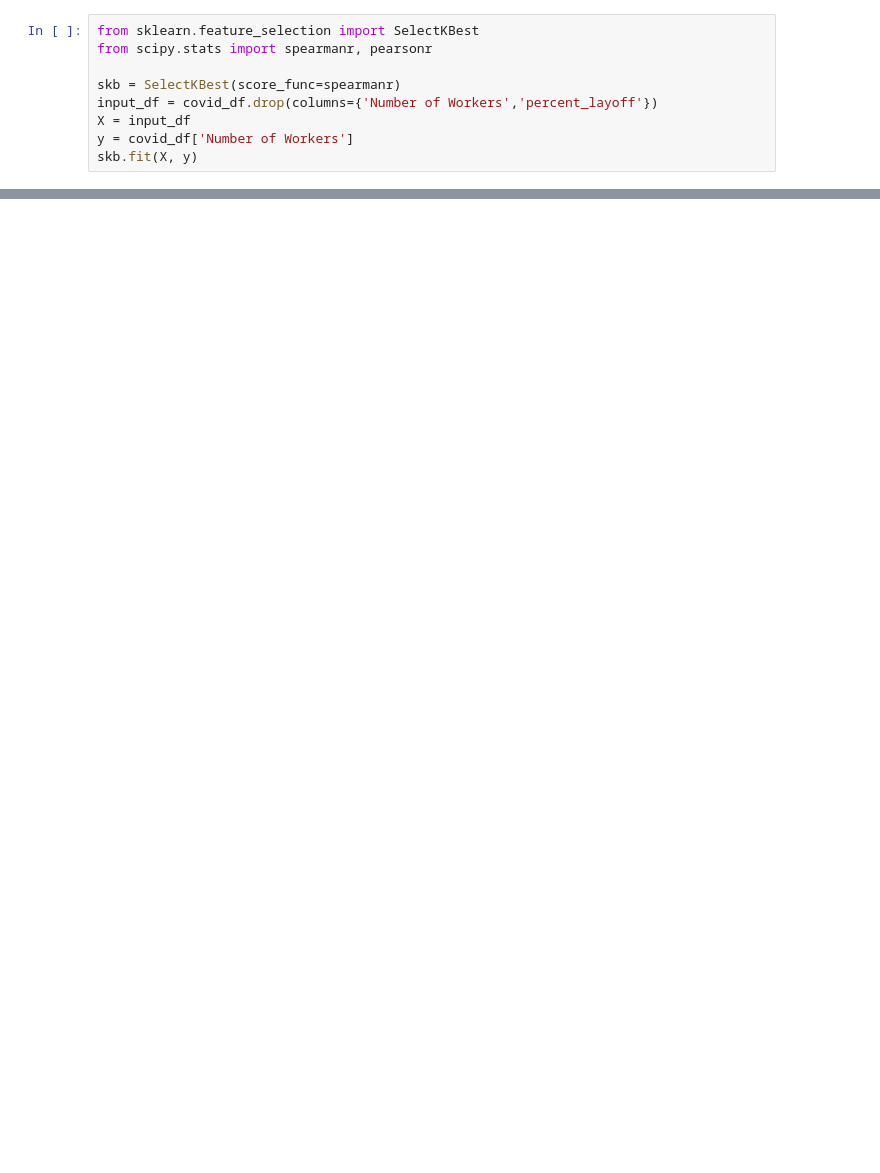
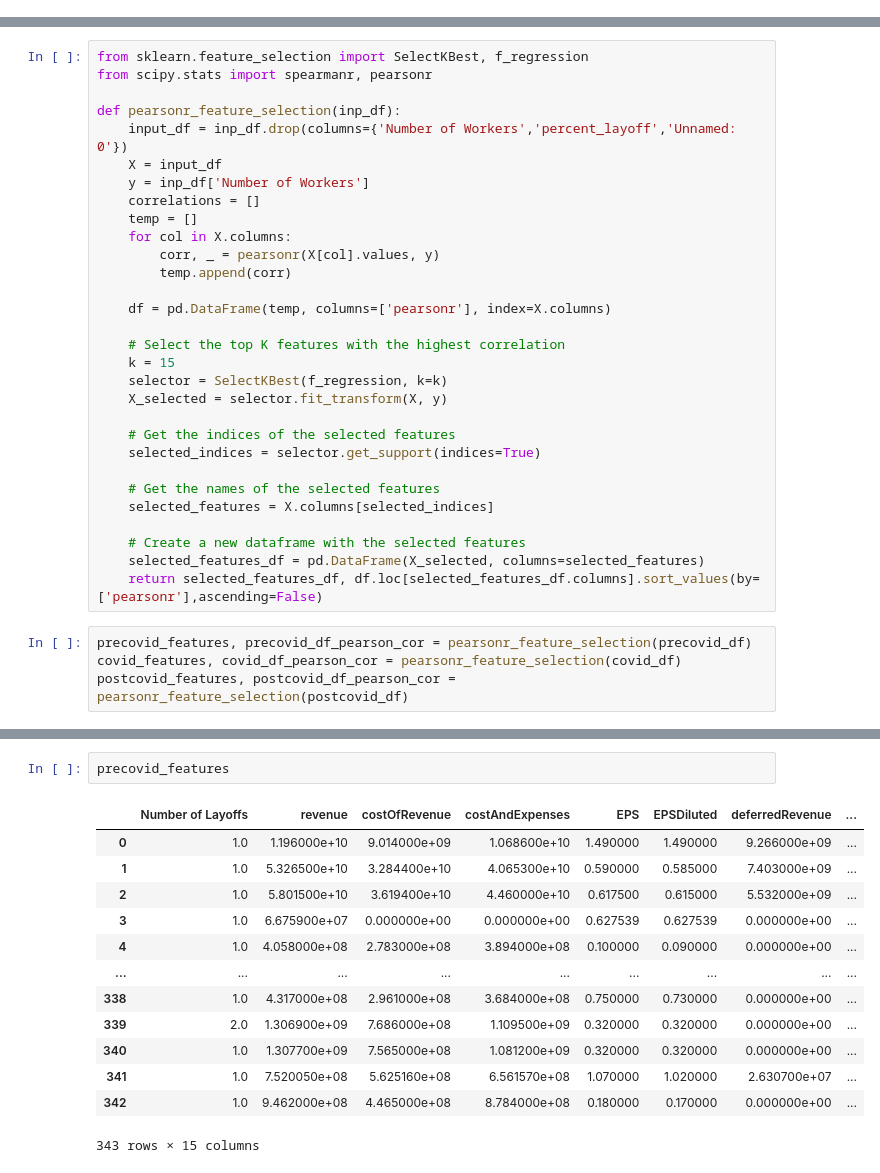
Before and after one commit to fatbuddy/layoffs-decoded, a Jupyter notebook: analysis/filter_mothod_extraction.ipynb, the cells around one changed output, grey strips where cells are left out. Drawn from its saved outputs; the diff is of its cells as text; blank space fills up the shorter version.

Commit message:
applying pearson&spearman to calulate correlation value and select top features that impacted layoff

```diff
--- a/analysis/filter_mothod_extraction.ipynb
+++ b/analysis/filter_mothod_extraction.ipynb
@@ -36,9 +11,0 @@ covid_df
-# %%
-from sklearn.feature_selection import SelectKBest
-from scipy.stats import spearmanr, pearsonr
-
-skb = SelectKBest(score_func=spearmanr)
-input_df = covid_df.drop(columns={'Number of Workers','percent_layoff'})
-X = input_df
-y = covid_df['Number of Workers']
-skb.fit(X, y)
@@ -62,0 +16,34 @@ array([[ 1.        , -0.40012133, -0.03378738, ...,  0.03751929,
+# %%
+from sklearn.feature_selection import SelectKBest, f_regression
+from scipy.stats import spearmanr, pearsonr
+
+def pearsonr_feature_selection(inp_df):
+    input_df = inp_df.drop(columns={'Number of Workers','percent_layoff','Unnamed: 0'})
+    X = input_df
+    y = inp_df['Number of Workers']
+    correlations = []
+    temp = []
+    for col in X.columns:
+        corr, _ = pearsonr(X[col].values, y)
+        temp.append(corr)
+
+    df = pd.DataFrame(temp, columns=['pearsonr'], index=X.columns)
+
+    # Select the top K features with the highest correlation
+    k = 15
+    selector = SelectKBest(f_regression, k=k)
+    X_selected = selector.fit_transform(X, y)
+
+    # Get the indices of the selected features
+    selected_indices = selector.get_support(indices=True)
+
+    # Get the names of the selected features
+    selected_features = X.columns[selected_indices]
+
+    # Create a new dataframe with the selected features
+    selected_features_df = pd.DataFrame(X_selected, columns=selected_features)
+    return selected_features_df, df.loc[selected_features_df.columns].sort_values(by=['pearsonr'],ascending=False)
+# %%
+precovid_features, precovid_df_pearson_cor = pearsonr_feature_selection(precovid_df)
+covid_features, covid_df_pearson_cor = pearsonr_feature_selection(covid_df)
+postcovid_features, postcovid_df_pearson_cor = pearsonr_feature_selection(postcovid_df)
@@ -62,0 +69,16 @@ array([[ 1.        , -0.40012133, -0.03378738, ...,  0.03751929,
+# %%
+precovid_features
+# %% [output]
+|  | Number of Layoffs | revenue | costOfRevenue | costAndExpenses | EPS | EPSDiluted | deferredRevenue | ... |
+| 0 | 1.0 | 1.196000e+10 | 9.014000e+09 | 1.068600e+10 | 1.490000 | 1.490000 | 9.266000e+09 | ... |
+| 1 | 1.0 | 5.326500e+10 | 3.284400e+10 | 4.065300e+10 | 0.590000 | 0.585000 | 7.403000e+09 | ... |
+| 2 | 1.0 | 5.801500e+10 | 3.619400e+10 | 4.460000e+10 | 0.617500 | 0.615000 | 5.532000e+09 | ... |
+| 3 | 1.0 | 6.675900e+07 | 0.000000e+00 | 0.000000e+00 | 0.627539 | 0.627539 | 0.000000e+00 | ... |
+| 4 | 1.0 | 4.058000e+08 | 2.783000e+08 | 3.894000e+08 | 0.100000 | 0.090000 | 0.000000e+00 | ... |
+| ... | ... | ... | ... | ... | ... | ... | ... | ... |
+| 338 | 1.0 | 4.317000e+08 | 2.961000e+08 | 3.684000e+08 | 0.750000 | 0.730000 | 0.000000e+00 | ... |
+| 339 | 2.0 | 1.306900e+09 | 7.686000e+08 | 1.109500e+09 | 0.320000 | 0.320000 | 0.000000e+00 | ... |
+| 340 | 1.0 | 1.307700e+09 | 7.565000e+08 | 1.081200e+09 | 0.320000 | 0.320000 | 0.000000e+00 | ... |
+| 341 | 1.0 | 7.520050e+08 | 5.625160e+08 | 6.561570e+08 | 1.070000 | 1.020000 | 2.630700e+07 | ... |
+| 342 | 1.0 | 9.462000e+08 | 4.465000e+08 | 8.784000e+08 | 0.180000 | 0.170000 | 0.000000e+00 | ... |
+343 rows × 15 columns
```
Also changed, not shown: parts of 22 cells of this notebook.
